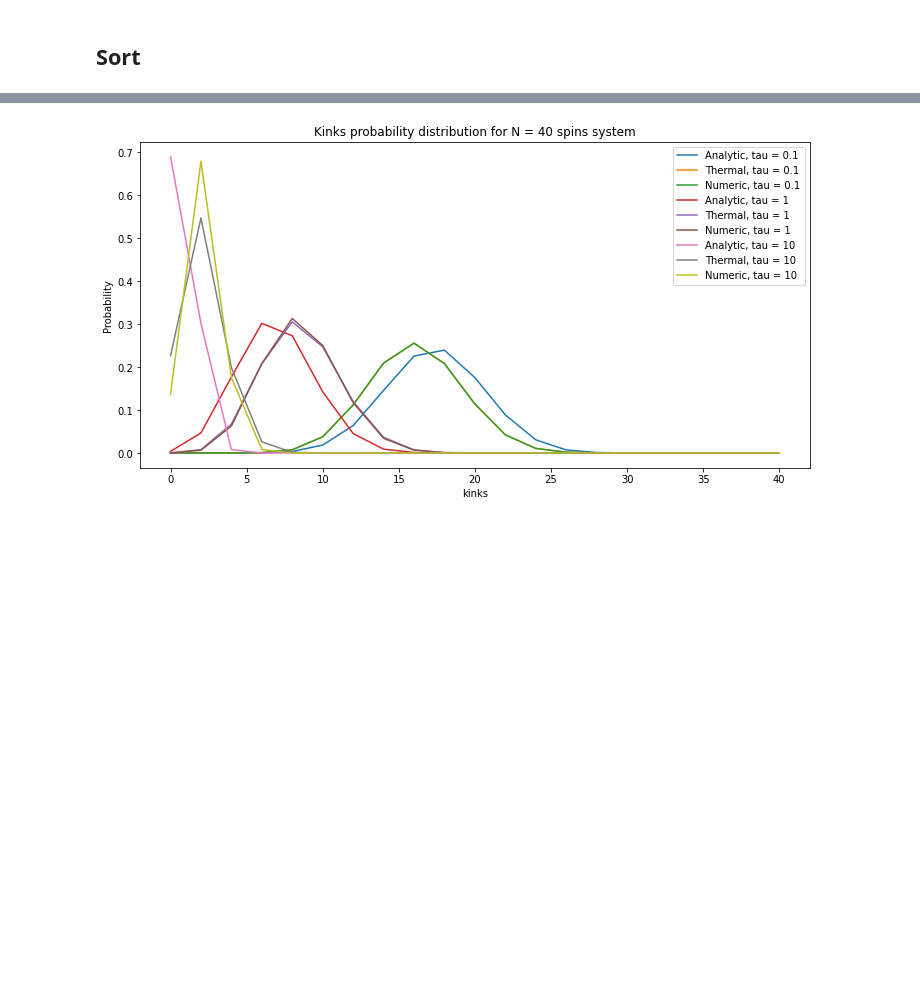
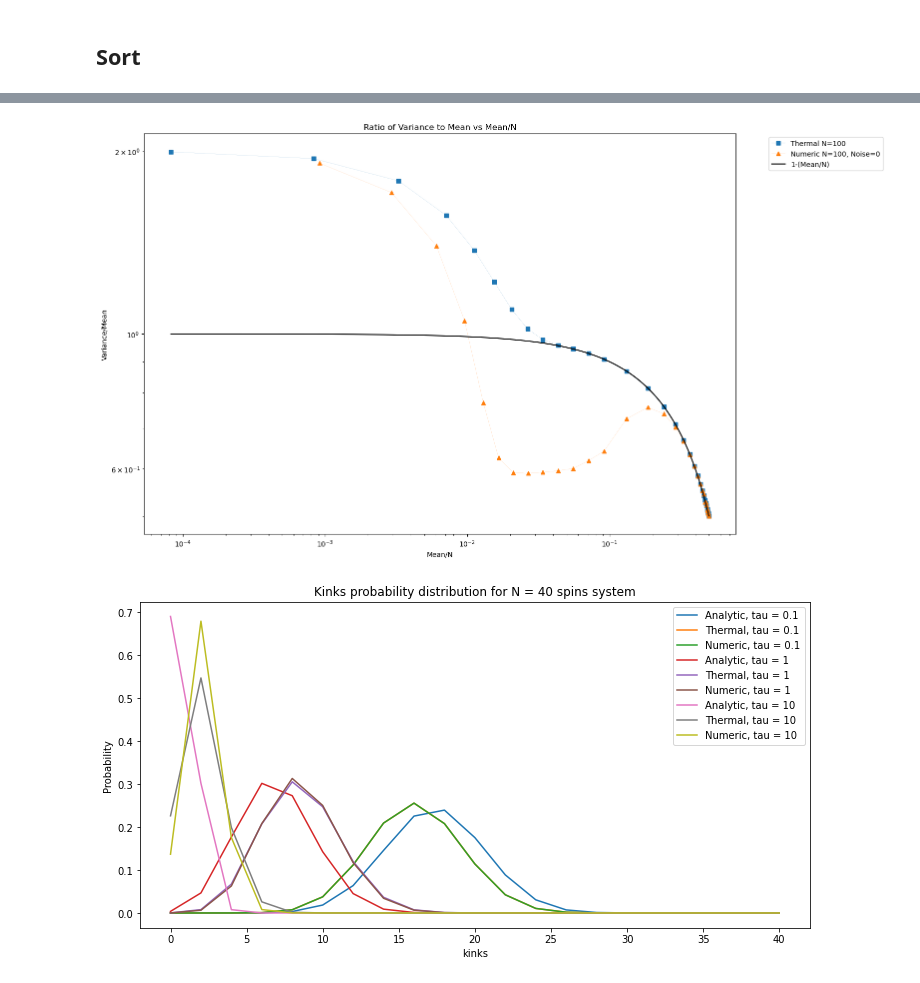
Before and after one commit to shrapp/thermal_tfim, a Jupyter notebook: LZ.ipynb, the cells around one changed output, grey strips where cells are left out. Drawn from its saved outputs; the diff is of its cells as text; code cells hidden in the pictures; blank space fills up the shorter version.

```diff
--- a/LZ.ipynb
+++ b/LZ.ipynb
@@ -513,3 +658,65 @@ test = lz_time_evolution_single_k(0.5, 100, 1)
+# %%
+import pandas as pd
+import matplotlib.pyplot as plt
+import numpy as np
+
+# Load the data from the CSV file
+data = pd.read_csv('data.csv')
+
+# Filter out rows with NaN values in either the 'mean' or 'variance' column
+clean_data = data.dropna(subset=['mean', 'variance'])
+
+def plot_cumulant21_ratio_mean(N, noise, save=False, log=True):
+    plt.figure(figsize=(16, 9))
+
+    # Get the data for the current N
+    data = clean_data[(clean_data['N'] == N)]
+
+    # Split the data into thermal
+    therm_data = data[data['type'] == 'thermal']
+
+    # Calculate the ratio of the second cumulant to the first (variance/mean) for thermal data
+    therm_ratio = therm_data['variance'] / therm_data['mean']
+
+    # Plot thermal data
+    plt.plot(therm_data['mean']/N, therm_ratio, label=f'Thermal N={N}', marker='s', linewidth=0.1, markersize=6)
+
+    # Get the data for the current N and noise
+    num_data = data[(data['type'] == 'numeric') & (data['noise'] == noise)]
+
+    # Calculate the ratio of the second cumulant to the first (variance/mean) for numeric data
+    num_ratio = num_data['variance'] / num_data['mean']
+
+    # Plot numeric data
+    plt.plot(num_data['mean']/N, num_ratio, label=f'Numeric N={N}, Noise={noise}', marker='^', linewidth=0.1, markersize=6)
+
+    # Add line 1-(mean/N)
+    x_values = np.linspace(min(therm_data['mean']/N), max(therm_data['mean']/N), num=1000)
+    y_values = 1 - x_values
+    plt.plot(x_values, y_values, label='1-(Mean/N)', color='black')
+
+    # Set labels, title, and legend
+    plt.xlabel('Mean/N')
+    plt.ylabel('Variance/Mean')
+    plt.title('Ratio of Variance to Mean vs Mean/N')
+
+    # Place the legend outside of the plot
+    plt.legend(bbox_to_anchor=(1.05, 1), loc='upper left')
+
+    plt.xscale('log')
+    if log:
+        plt.yscale('log')
+
+    # Display the plot
+    plt.tight_layout()
+    if save:
+        plt.savefig(f'variance_mean_ratio_N_{N}.svg')
+    plt.show()
+
+# Call the function with the specified parameters
+plot_cumulant21_ratio_mean(100, 0, save=False)
+# %% [output]
+[figure, added]
 # %%
 # The 'test' object should have the 't' and 'y' attributes since it's a result of 'solve_ivp'.
 time = test.t
```
Also changed, not shown: parts of 4 cells of this notebook, 1 other file.
